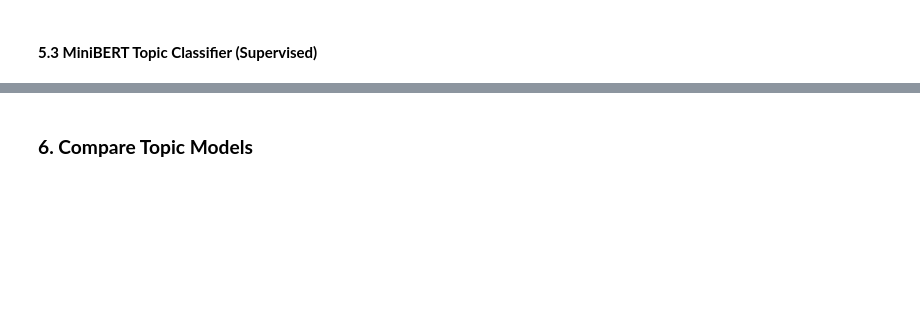
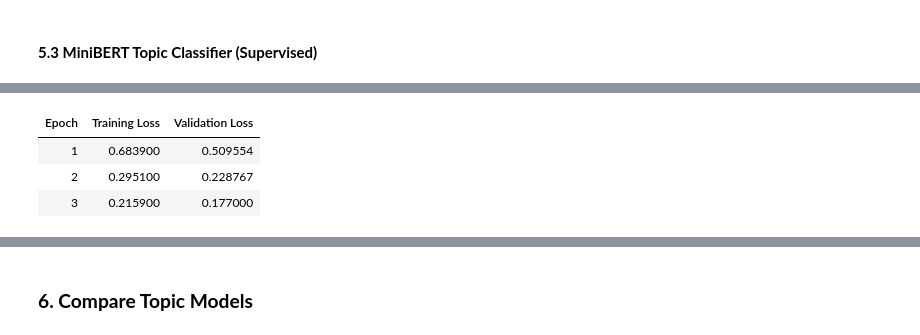
Before and after one commit to kidmpukane/intent_parser_nlp, a Jupyter notebook: nlp_intent_parser.ipynb, the cells around one changed output, grey strips where cells are left out. Saved outputs shown, nothing was run; the diff lists cells and outputs as text; code cells hidden in the pictures; blank space fills up the shorter version.

```diff
--- a/nlp_intent_parser.ipynb
+++ b/nlp_intent_parser.ipynb
@@ -206,0 +309,86 @@ These steps allow us to directly compare model performance on a consistent, well
+# %%
+# 5.3 MiniBERT Topic Classifier
+
+%pip install "transformers[torch]" "datasets" "accelerate>=0.26.0" --upgrade -q
+
+import pandas as pd
+from datasets import Dataset
+from transformers import AutoTokenizer, DataCollatorWithPadding
+from transformers import AutoModelForSequenceClassification, TrainingArguments, Trainer
+import numpy as np
+from sklearn.preprocessing import LabelEncoder
+
+# ---------------------------
+# Prepare dataset
+# ---------------------------
+
+encoder = LabelEncoder()
+df["labels"] = encoder.fit_transform(df["intent"])
+
+dataset = Dataset.from_pandas(df[["query", "labels"]])
+
+# ---------------------------
+# Tokenizer
+# ---------------------------
+
+model_name = "prajjwal1/bert-mini"   # ~4M params: perfect mini model
+tokenizer = AutoTokenizer.from_pretrained(model_name)
+
+def tokenize(batch):
+    return tokenizer(
+        batch["query"],
+        truncation=True,
+        padding=False,
+        max_length=64
+    )
+
+tokenized_ds = dataset.map(tokenize, batched=True)
+
+# Train/validation split
+split = tokenized_ds.train_test_split(test_size=0.2, seed=42)
+train_ds = split["train"]
+val_ds = split["test"]
+
+# ---------------------------
+# Model
+# ---------------------------
+
+model = AutoModelForSequenceClassification.from_pretrained(
+    model_name,
+    num_labels=len(encoder.classes_)
+)
+
+data_collator = DataCollatorWithPadding(tokenizer=tokenizer)
+
+# ---------------------------
+# Training configuration
+# ---------------------------
+
+args = TrainingArguments(
+    output_dir="minibert-intent",
+    learning_rate=2e-5,
+    per_device_train_batch_size=16,
+    per_device_eval_batch_size=16,
+    num_train_epochs=3,
+    eval_strategy="epoch",
+    weight_decay=0.01,
+    logging_steps=50,
+    save_strategy="epoch"
+)
+
+trainer = Trainer(
+    model=model,
+    args=args,
+    train_dataset=train_ds,
+    eval_dataset=val_ds,
+    tokenizer=tokenizer,
+    data_collator=data_collator
+)
+
+# Train model
+trainer.train()
+
+# Evaluate
+eval_results = trainer.evaluate()
+eval_results
+# %% [output]
@@ -206,0 +399,4 @@ These steps allow us to directly compare model performance on a consistent, well
+| Epoch | Training Loss | Validation Loss |
+| 1 | 0.683900 | 0.509554 |
+| 2 | 0.295100 | 0.228767 |
+| 3 | 0.215900 | 0.177000 |
```
Also changed, not shown: parts of 23 cells of this notebook.
